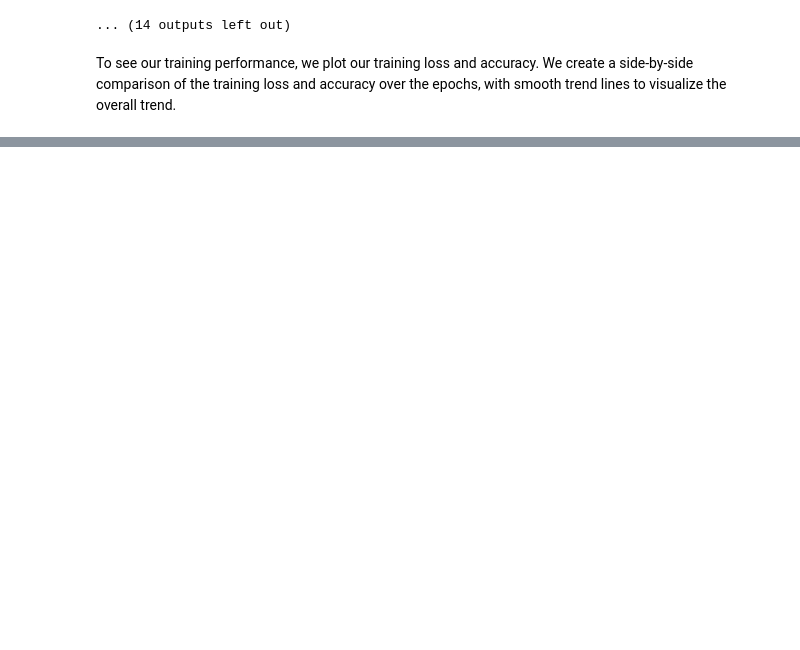
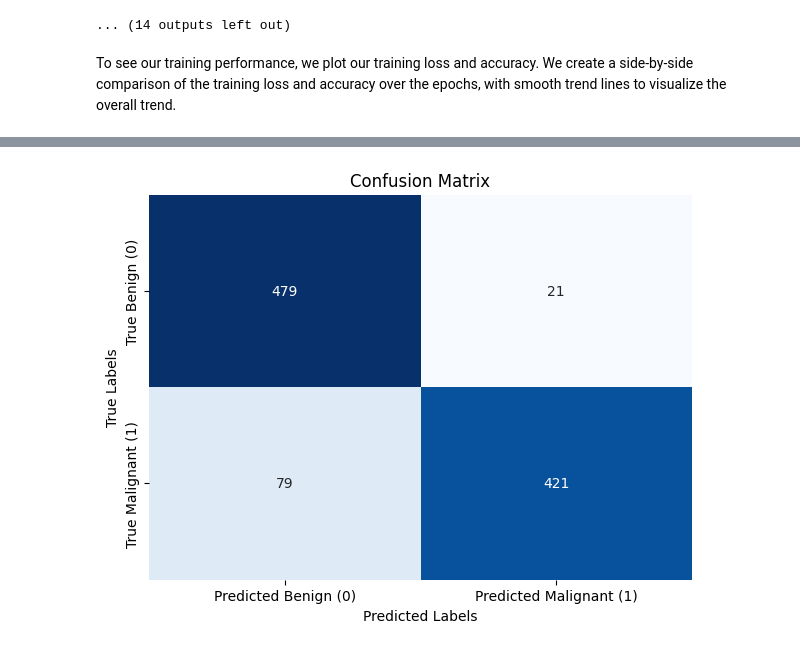
Before and after one commit to romerocruzsa/small-models, a Jupyter notebook: notebooks/baseline.ipynb, the cells around one changed output, grey strips where cells are left out. Drawn from its saved outputs; the diff is of its cells as text; code cells hidden in the pictures; blank space fills up the shorter version.

```diff
--- a/notebooks/baseline.ipynb
+++ b/notebooks/baseline.ipynb
@@ -312,9 +322,18 @@ class SkinCancerImageDataset(Dataset):
 train_dataset = SkinCancerImageDataset(csv_file='../data/train.csv', transform=transform)
 test_dataset = SkinCancerImageDataset(csv_file='../data/test.csv', transform=transform)
 
-# Create data loaders
-train_loader = DataLoader(train_dataset, batch_size=16, shuffle=True)
-test_loader = DataLoader(test_dataset, batch_size=16, shuffle=False)
+# Calculate class weights
+targets = train_dataset.data.iloc[:, 2].astype(int)
+class_sample_count = np.array([len(np.where(targets == t)[0]) for t in np.unique(targets)])
+weight = 1. / class_sample_count
+samples_weight = np.array([weight[t] for t in targets])
+
+# Create a sampler using WeightedRandomSampler
+sampler = WeightedRandomSampler(weights=samples_weight, num_samples=len(samples_weight), replacement=True)
+
+# Create data loaders with the sampler
+train_loader = DataLoader(train_dataset, batch_size=32, sampler=sampler)
+test_loader = DataLoader(test_dataset, batch_size=32, shuffle=sampler)
 # %% [markdown]
 The following script checks if MPS (Metal Performance Shaders) is available on macOS Apple Silicon devices. If MPS is not available, it defaults to using the CPU. This ensures that the code runs on the most efficient hardware available on the user's machine.
 # %%
@@ -552,0 +596,11 @@ plt.show()
+# %%
+plt.figure(figsize=(7, 5))
+sns.heatmap(test_conf_matrix, annot=True, fmt='d', cmap='Blues', cbar=False)
+plt.xlabel('Predicted Labels')
+plt.ylabel('True Labels')
+plt.title('Confusion Matrix')
+plt.xticks([0.5, 1.5], ['Predicted Benign (0)', 'Predicted Malignant (1)'])
+plt.yticks([0.5, 1.5], ['True Benign (0)', 'True Malignant (1)'])
+plt.show()
+# %% [output]
+[figure, added]
```
Also changed, not shown: parts of 17 cells of this notebook.
